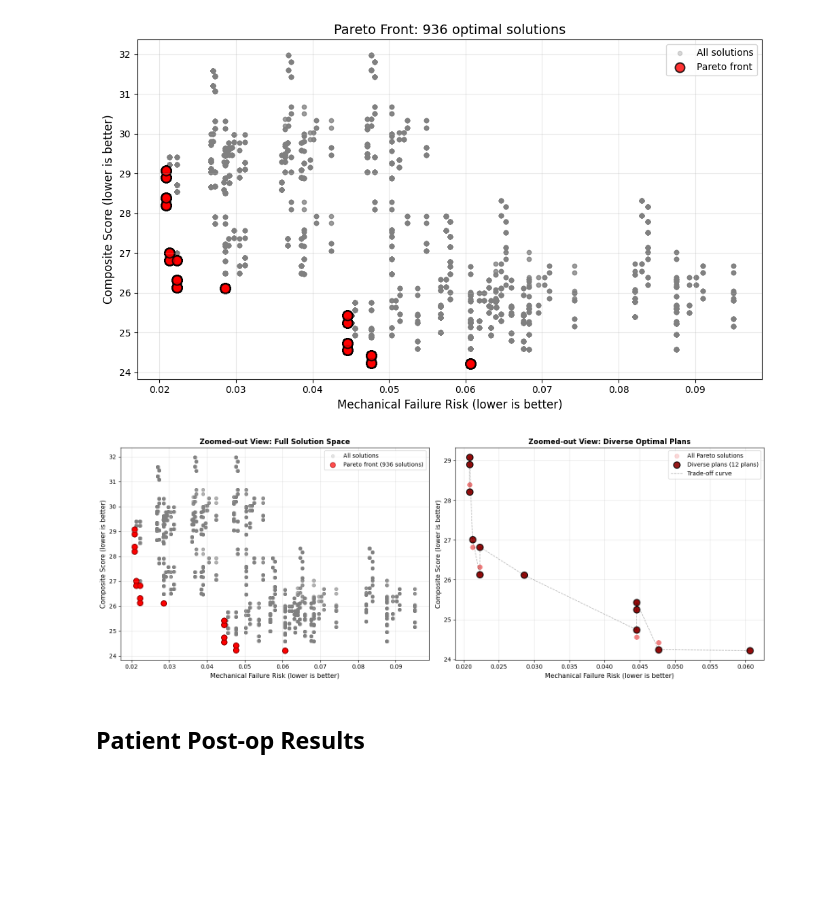
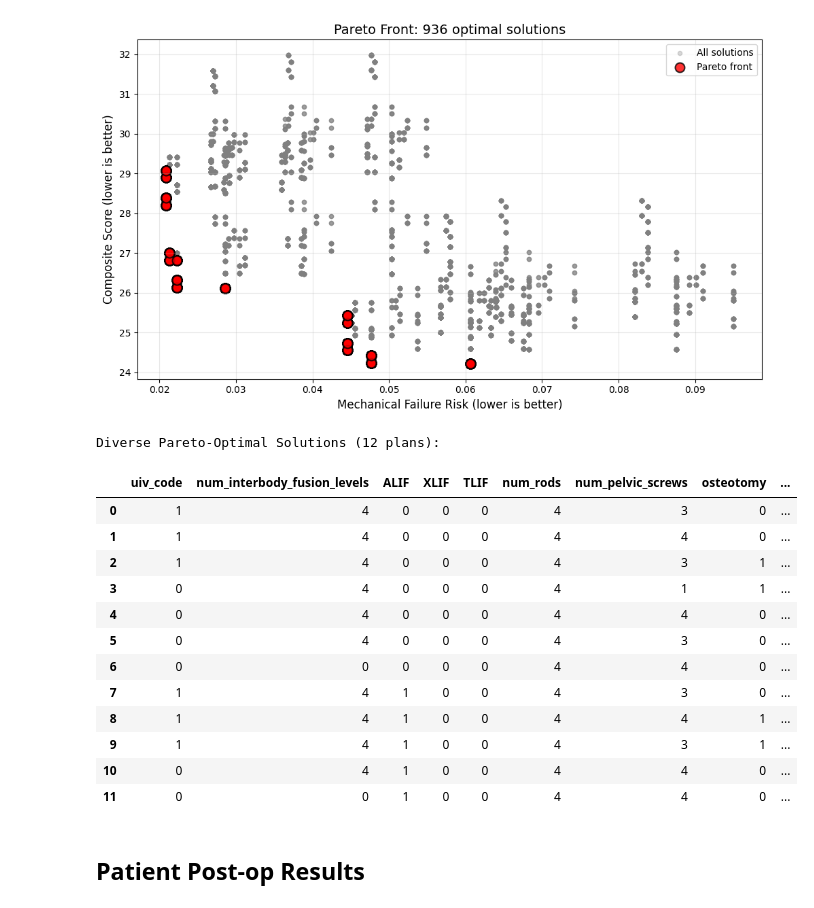
Before and after one commit to 124578-UW/Data-Science-Capstone, a Jupyter notebook: notebooks/04_parteto_front.ipynb, the cells around one changed output. Saved outputs shown, nothing was run; the diff lists cells and outputs as text; code cells hidden in the pictures; blank space fills up the shorter version.

```diff
--- a/notebooks/04_parteto_front.ipynb
+++ b/notebooks/04_parteto_front.ipynb
@@ -238,47 +284,25 @@ plt.tight_layout()
 plt.show()
 # %% [output]
 [figure]
-# %%
-import matplotlib.pyplot as plt
-
-# Zoomed-out view with all solutions
-fig, axes = plt.subplots(1, 2, figsize=(16, 6))
-
-# Left plot: All solutions with Pareto front highlighted
-ax = axes[0]
-ax.scatter(df_results["mech_fail_risk"], df_results["composite_score"],
-          alpha=0.2, s=30, label="All solutions", color="gray")
-ax.scatter(df_pareto["mech_fail_risk"], df_pareto["composite_score"],
-          alpha=0.7, s=80, label=f"Pareto front ({len(df_pareto)} solutions)", color="red", edgecolors="darkred", linewidth=1)
-
-ax.set_xlabel("Mechanical Failure Risk (lower is better)", fontsize=11)
-ax.set_ylabel("Composite Score (lower is better)", fontsize=11)
-ax.set_title("Zoomed-out View: Full Solution Space", fontsize=12, fontweight="bold")
-ax.legend(fontsize=10)
-ax.grid(True, alpha=0.3)
-
-# Right plot: Diverse Pareto solutions only
-ax = axes[1]
-ax.scatter(df_pareto["mech_fail_risk"], df_pareto["composite_score"],
-          alpha=0.3, s=50, label="All Pareto solutions", color="lightcoral")
-ax.scatter(df_diverse["mech_fail_risk"], df_diverse["composite_score"],
-          alpha=0.9, s=120, label=f"Diverse plans ({len(df_diverse)} plans)", color="darkred", edgecolors="black", linewidth=1.5)
-
-# Connect points to show trade-off
-ax.plot(df_diverse.sort_values("mech_fail_risk")["mech_fail_risk"],
-        df_diverse.sort_values("mech_fail_risk")["composite_score"],
-        'k--', alpha=0.3, linewidth=1, label="Trade-off curve")
-
-ax.set_xlabel("Mechanical Failure Risk (lower is better)", fontsize=11)
-ax.set_ylabel("Composite Score (lower is better)", fontsize=11)
-ax.set_title("Zoomed-out View: Diverse Optimal Plans", fontsize=12, fontweight="bold")
-ax.legend(fontsize=10)
-ax.grid(True, alpha=0.3)
-
-plt.tight_layout()
-plt.show()
-# %% [output]
-[figure, removed]
+# %%
+# Display diverse solutions dataframe
+print(f"Diverse Pareto-Optimal Solutions ({len(df_diverse)} plans):\n")
+df_diverse
+# %% [output]
+Diverse Pareto-Optimal Solutions (12 plans):
+|  | uiv_code | num_interbody_fusion_levels | ALIF | XLIF | TLIF | num_rods | num_pelvic_screws | osteotomy | ... |
+| 0 | 1 | 4 | 0 | 0 | 0 | 4 | 3 | 0 | ... |
+| 1 | 1 | 4 | 0 | 0 | 0 | 4 | 4 | 0 | ... |
+| 2 | 1 | 4 | 0 | 0 | 0 | 4 | 3 | 1 | ... |
+| 3 | 0 | 4 | 0 | 0 | 0 | 4 | 1 | 1 | ... |
+| 4 | 0 | 4 | 0 | 0 | 0 | 4 | 4 | 0 | ... |
+| 5 | 0 | 4 | 0 | 0 | 0 | 4 | 3 | 0 | ... |
+| 6 | 0 | 0 | 0 | 0 | 0 | 4 | 4 | 0 | ... |
+| 7 | 1 | 4 | 1 | 0 | 0 | 4 | 3 | 0 | ... |
+| 8 | 1 | 4 | 1 | 0 | 0 | 4 | 4 | 1 | ... |
+| 9 | 1 | 4 | 1 | 0 | 0 | 4 | 3 | 1 | ... |
+| 10 | 0 | 4 | 1 | 0 | 0 | 4 | 4 | 0 | ... |
+| 11 | 0 | 0 | 1 | 0 | 0 | 4 | 4 | 0 | ... |
 # %% [markdown]
 ## Patient Post-op Results
 # %%
```
Also changed, not shown: parts of 2 cells of this notebook.
